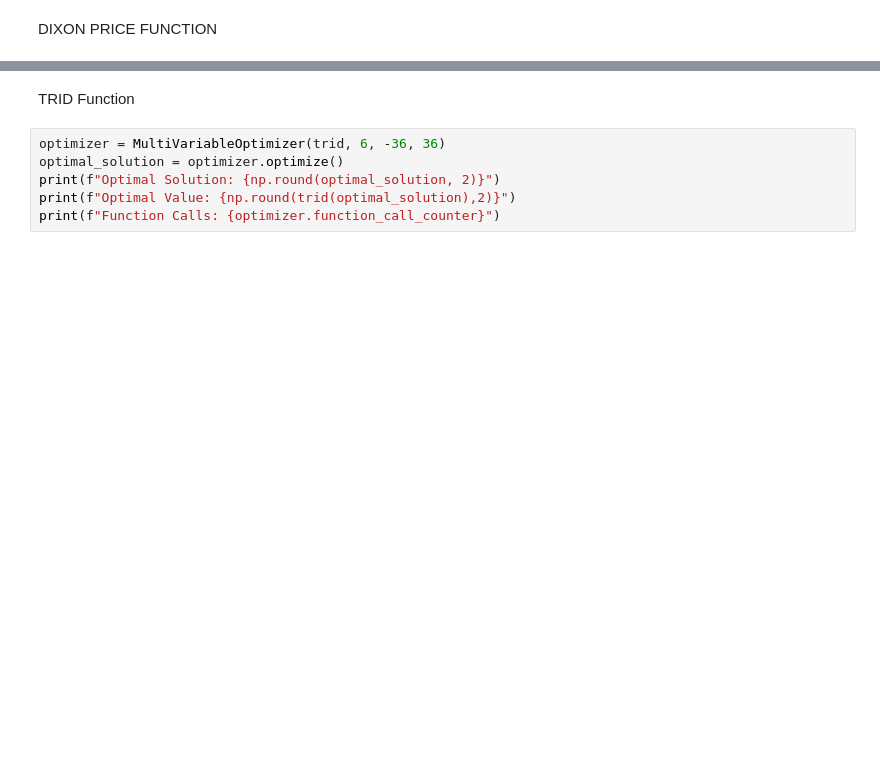
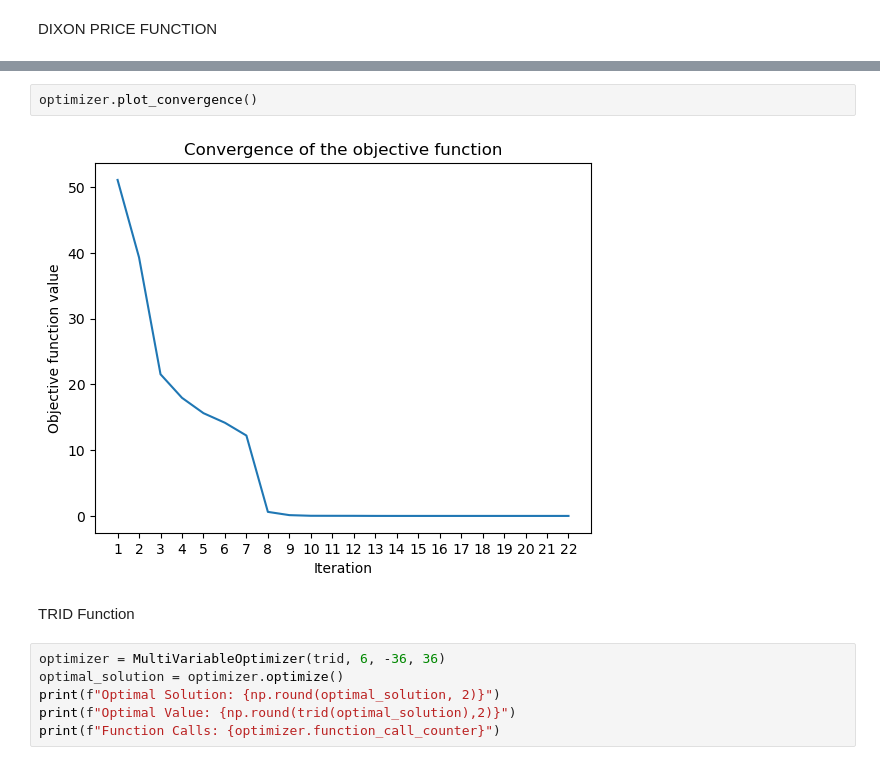
Before and after one commit to ashish-motwani/optimization, a Jupyter notebook: assignment02.ipynb, the cells around one changed output, grey strips where cells are left out. Drawn from its saved outputs; the diff is of its cells as text; blank space fills up the shorter version.

```diff
--- a/assignment02.ipynb
+++ b/assignment02.ipynb
@@ -270,4 +291,8 @@ Next position: [0.99807305 0.70639834 0.59454157 0.54525839]
 Termination condition met: Relative change in x is within epsilon2
+# %%
+optimizer.plot_convergence()
+# %% [output]
+[figure, added]
 # %% [markdown]
 TRID Function
 # %%
```
Also changed, not shown: parts of 17 cells of this notebook.
